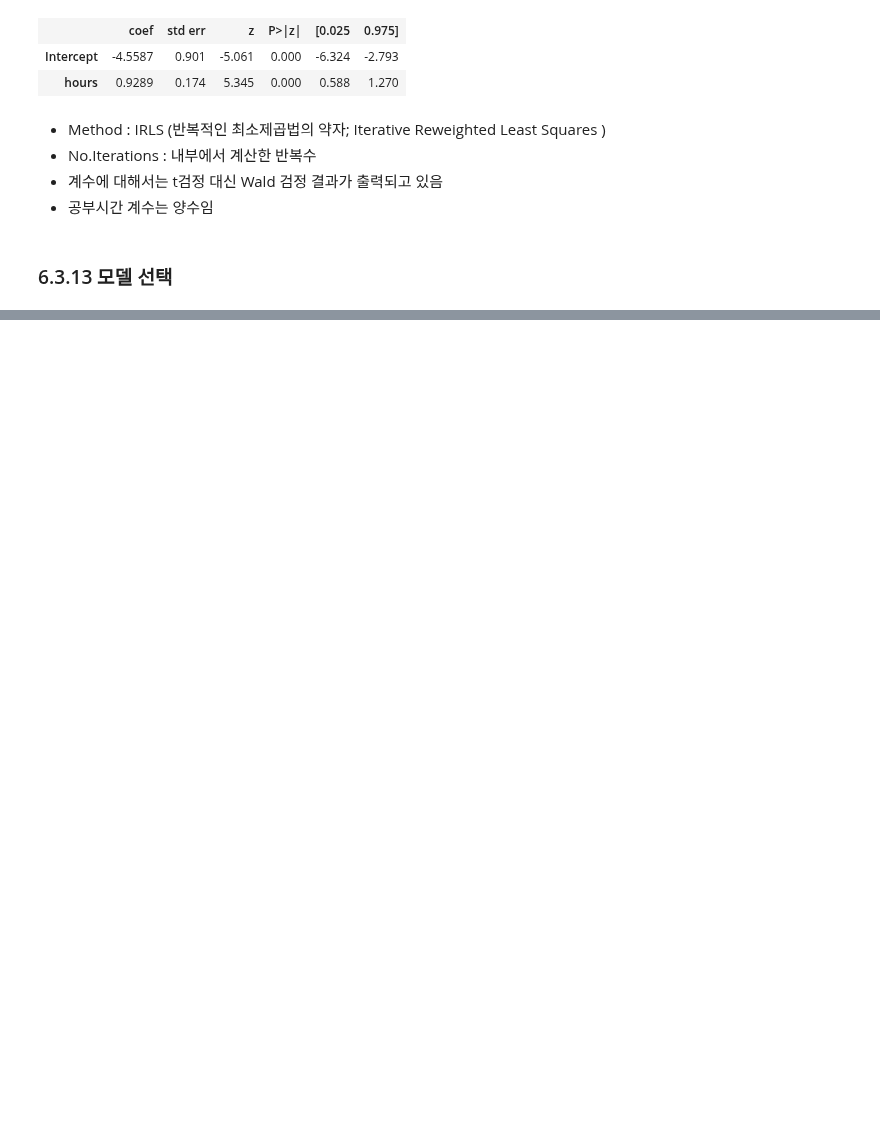
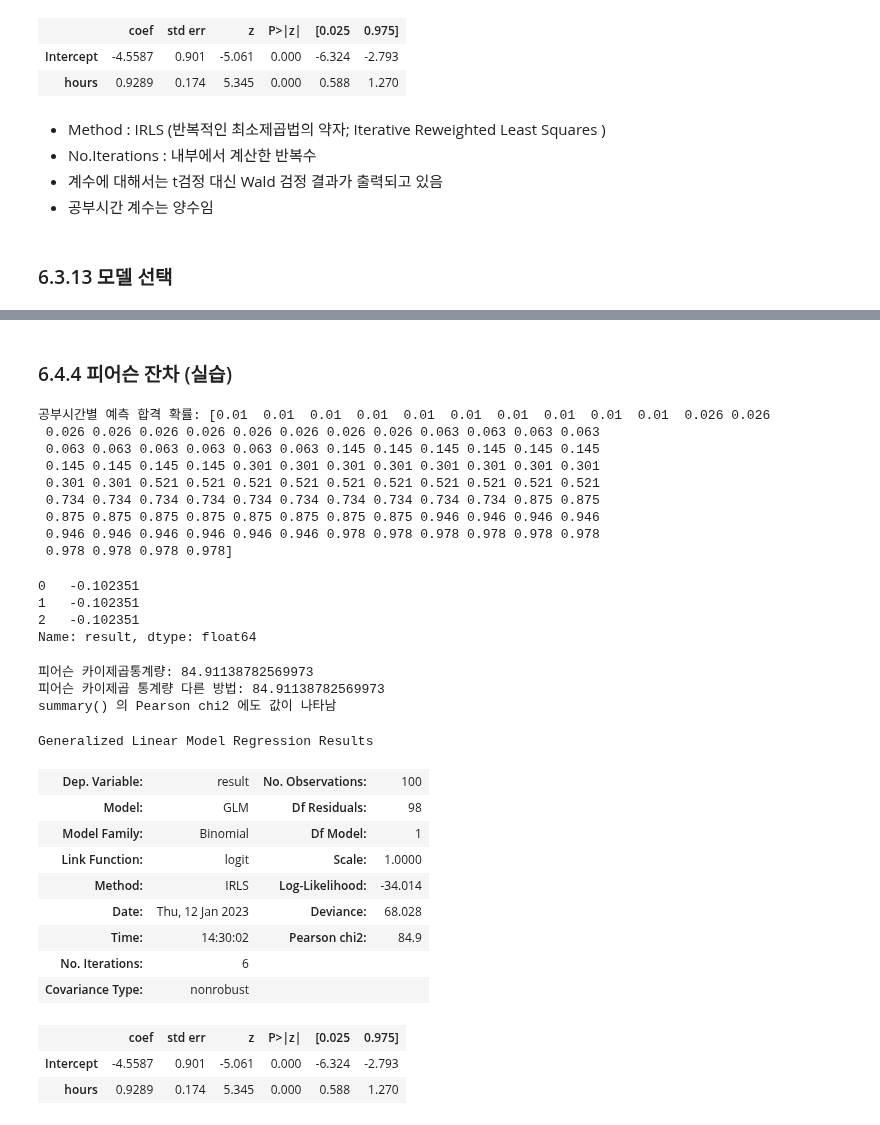
Before and after one commit to johyunkang/adp_certificate, a Jupyter notebook: stats_textbook_06.ipynb, the cells around one changed output, grey strips where cells are left out. Saved outputs shown, nothing was run; the diff lists cells and outputs as text; code cells hidden in the pictures; blank space fills up the shorter version.

```diff
--- a/stats_textbook_06.ipynb
+++ b/stats_textbook_06.ipynb
@@ -360,0 +445,7 @@ Generalized Linear Model Regression Results
+# %%
+# 데이터 다시 읽기
+test_result = pd.read_csv(PATH + '6-3-1-logistic-regression.csv')
+
+# modeling
+mod_glm = smf.glm('result ~ hours', data=test_result,
+                  family=sm.families.Binomial()).fit()
@@ -360,0 +478,51 @@ Generalized Linear Model Regression Results
+# %% [markdown]
+### 6.4.4 피어슨 잔차 (실습)
+# %%
+# 예측한 성공확률
+pred = mod_glm.predict()
+print('공부시간별 예측 합격 확률:', pred)
+
+# 종속변수 (시험합격여부)
+y = test_result.result
+
+# 피어슨 잔차
+pearson_resid = (y - pred) / np.sqrt(pred * (1 - pred))
+display(pearson_resid.head(3))
+
+# 피어슨 잔차제곱합은 피어슨 카이제곱통계량이 됨
+print('피어슨 카이제곱통계량:', np.sum(mod_glm.resid_pearson ** 2))
+
+# 위 결과는 summary()에도 출력되며 아래와 같이도 꺼낼 수 있음
+print('피어슨 카이제곱 통계량 다른 방법:', mod_glm.pearson_chi2)
+print('summary() 의 Pearson chi2 에도 값이 나타남')
+display(mod_glm.summary())
+# %% [output]
+공부시간별 예측 합격 확률: [0.01  0.01  0.01  0.01  0.01  0.01  0.01  0.01  0.01  0.01  0.026 0.026
+ 0.026 0.026 0.026 0.026 0.026 0.026 0.026 0.026 0.063 0.063 0.063 0.063
+ 0.063 0.063 0.063 0.063 0.063 0.063 0.145 0.145 0.145 0.145 0.145 0.145
+ 0.145 0.145 0.145 0.145 0.301 0.301 0.301 0.301 0.301 0.301 0.301 0.301
+ 0.301 0.301 0.521 0.521 0.521 0.521 0.521 0.521 0.521 0.521 0.521 0.521
+ 0.734 0.734 0.734 0.734 0.734 0.734 0.734 0.734 0.734 0.734 0.875 0.875
+ 0.875 0.875 0.875 0.875 0.875 0.875 0.875 0.875 0.946 0.946 0.946 0.946
+ 0.946 0.946 0.946 0.946 0.946 0.946 0.978 0.978 0.978 0.978 0.978 0.978
+ 0.978 0.978 0.978 0.978]
+0   -0.102351
+1   -0.102351
+2   -0.102351
+Name: result, dtype: float64
+피어슨 카이제곱통계량: 84.91138782569973
+피어슨 카이제곱 통계량 다른 방법: 84.91138782569973
+summary() 의 Pearson chi2 에도 값이 나타남
+Generalized Linear Model Regression Results
+| Dep. Variable: | result | No. Observations: | 100 |
+| Model: | GLM | Df Residuals: | 98 |
+| Model Family: | Binomial | Df Model: | 1 |
+| Link Function: | logit | Scale: | 1.0000 |
+| Method: | IRLS | Log-Likelihood: | -34.014 |
+| Date: | Thu, 12 Jan 2023 | Deviance: | 68.028 |
+| Time: | 14:30:02 | Pearson chi2: | 84.9 |
+| No. Iterations: | 6 |  |  |
+| Covariance Type: | nonrobust |  |  |
+|  | coef | std err | z | P>|z| | [0.025 | 0.975] |
+| Intercept | -4.5587 | 0.901 | -5.061 | 0.000 | -6.324 | -2.793 |
+| hours | 0.9289 | 0.174 | 5.345 | 0.000 | 0.588 | 1.270 |
```
Also changed, not shown: parts of 34 cells of this notebook.
